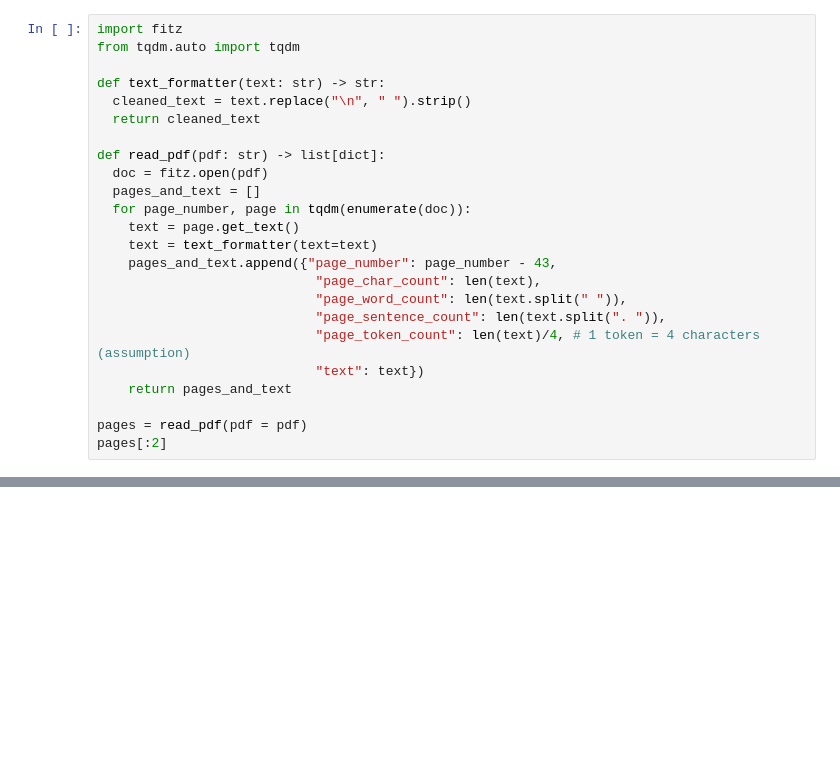
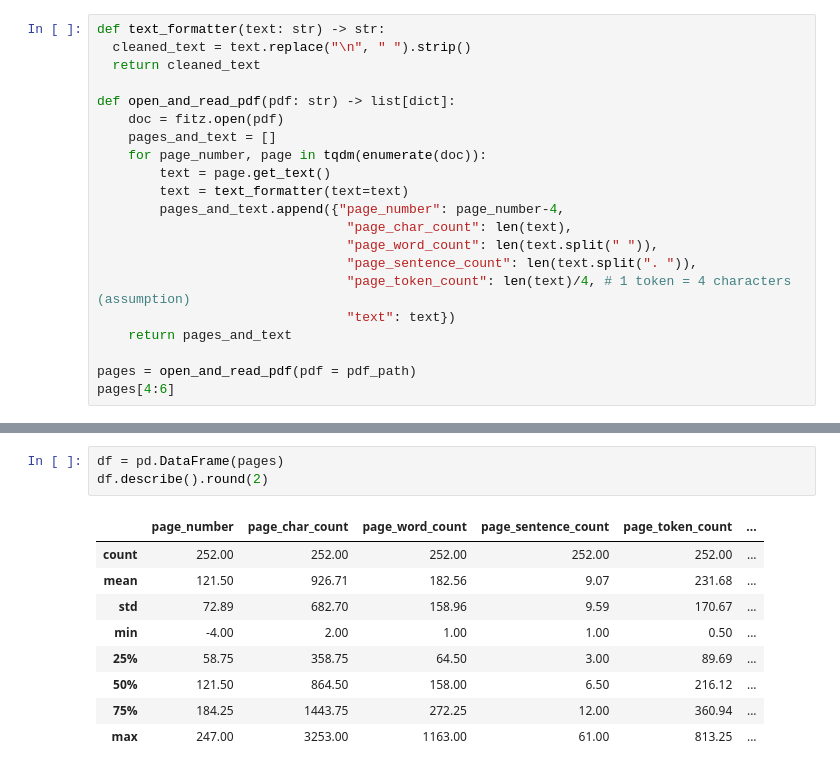
Before and after one commit to phazexero/SimpleRAGImplementation, a Jupyter notebook: DataProcessing.ipynb, the cells around one changed output, grey strips where cells are left out. Cells and saved outputs as stored; diff of their text form; blank space fills up the shorter version.

Commit message:
Data Processing Completed

```diff
--- a/DataProcessing.ipynb
+++ b/DataProcessing.ipynb
@@ -23,25 +27,22 @@ File human_nutrition_text.pdf has been downloaded and saved
 # %%
-import fitz
-from tqdm.auto import tqdm
-
 def text_formatter(text: str) -> str:
   cleaned_text = text.replace("\n", " ").strip()
   return cleaned_text
 
-def read_pdf(pdf: str) -> list[dict]:
-  doc = fitz.open(pdf)
-  pages_and_text = []
-  for page_number, page in tqdm(enumerate(doc)):
-    text = page.get_text()
-    text = text_formatter(text=text)
-    pages_and_text.append({"page_number": page_number - 43,
-                            "page_char_count": len(text),
-                            "page_word_count": len(text.split(" ")),
-                            "page_sentence_count": len(text.split(". ")),
-                            "page_token_count": len(text)/4, # 1 token = 4 characters (assumption)
-                            "text": text})
+def open_and_read_pdf(pdf: str) -> list[dict]:
+    doc = fitz.open(pdf)
+    pages_and_text = []
+    for page_number, page in tqdm(enumerate(doc)):
+        text = page.get_text()
+        text = text_formatter(text=text)
+        pages_and_text.append({"page_number": page_number-4,
+                                "page_char_count": len(text),
+                                "page_word_count": len(text.split(" ")),
+                                "page_sentence_count": len(text.split(". ")),
+                                "page_token_count": len(text)/4, # 1 token = 4 characters (assumption)
+                                "text": text})
     return pages_and_text
 
-pages = read_pdf(pdf = pdf)
-pages[:2]
+pages = open_and_read_pdf(pdf = pdf_path)
+pages[4:6]
 # %% [output]
@@ -53,0 +126,13 @@ pages[:2]
+# %%
+df = pd.DataFrame(pages)
+df.describe().round(2)
+# %% [output]
+|  | page_number | page_char_count | page_word_count | page_sentence_count | page_token_count | ... |
+| count | 252.00 | 252.00 | 252.00 | 252.00 | 252.00 | ... |
+| mean | 121.50 | 926.71 | 182.56 | 9.07 | 231.68 | ... |
+| std | 72.89 | 682.70 | 158.96 | 9.59 | 170.67 | ... |
+| min | -4.00 | 2.00 | 1.00 | 1.00 | 0.50 | ... |
+| 25% | 58.75 | 358.75 | 64.50 | 3.00 | 89.69 | ... |
+| 50% | 121.50 | 864.50 | 158.00 | 6.50 | 216.12 | ... |
+| 75% | 184.25 | 1443.75 | 272.25 | 12.00 | 360.94 | ... |
+| max | 247.00 | 3253.00 | 1163.00 | 61.00 | 813.25 | ... |
```
Also changed, not shown: parts of 26 cells of this notebook, 3 other files.
